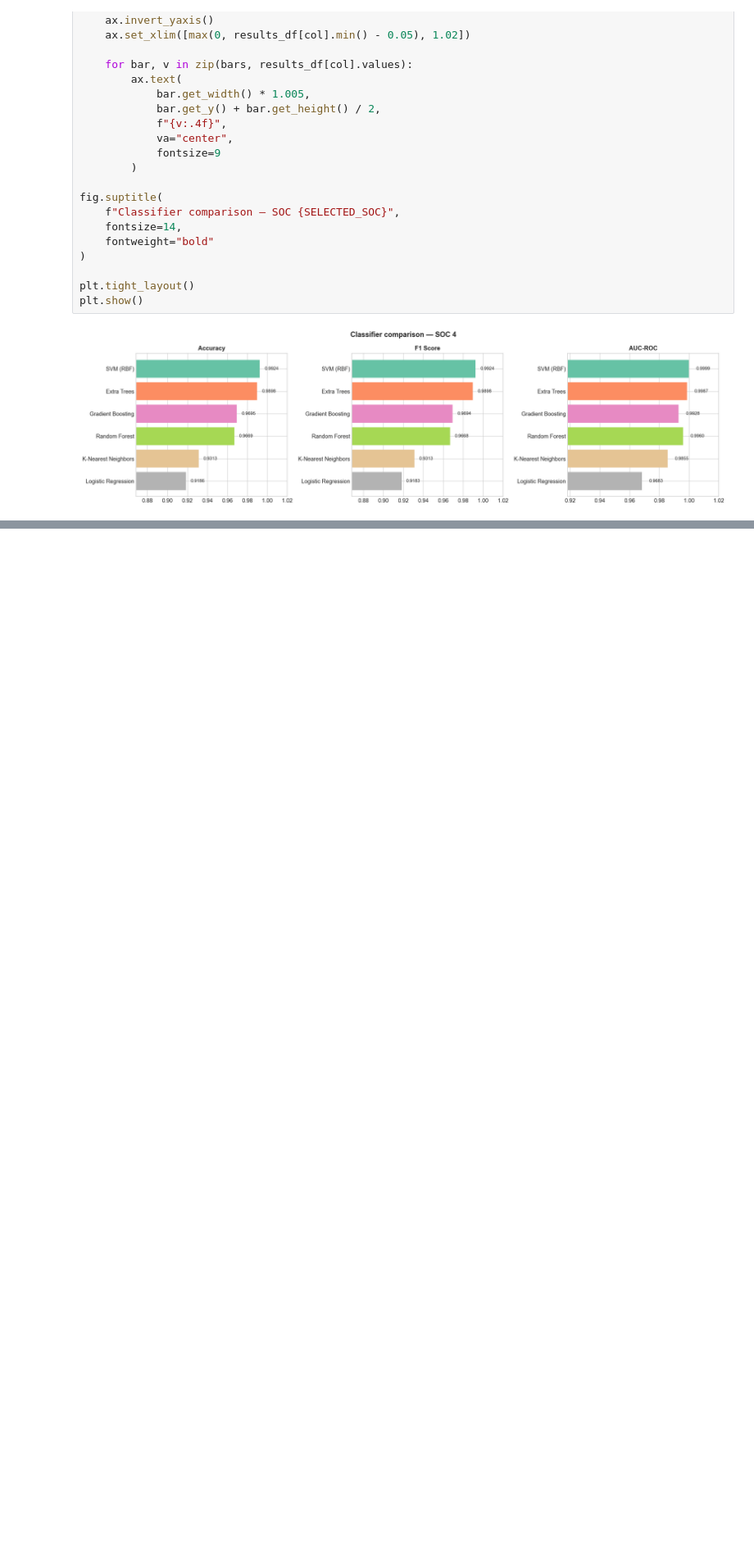
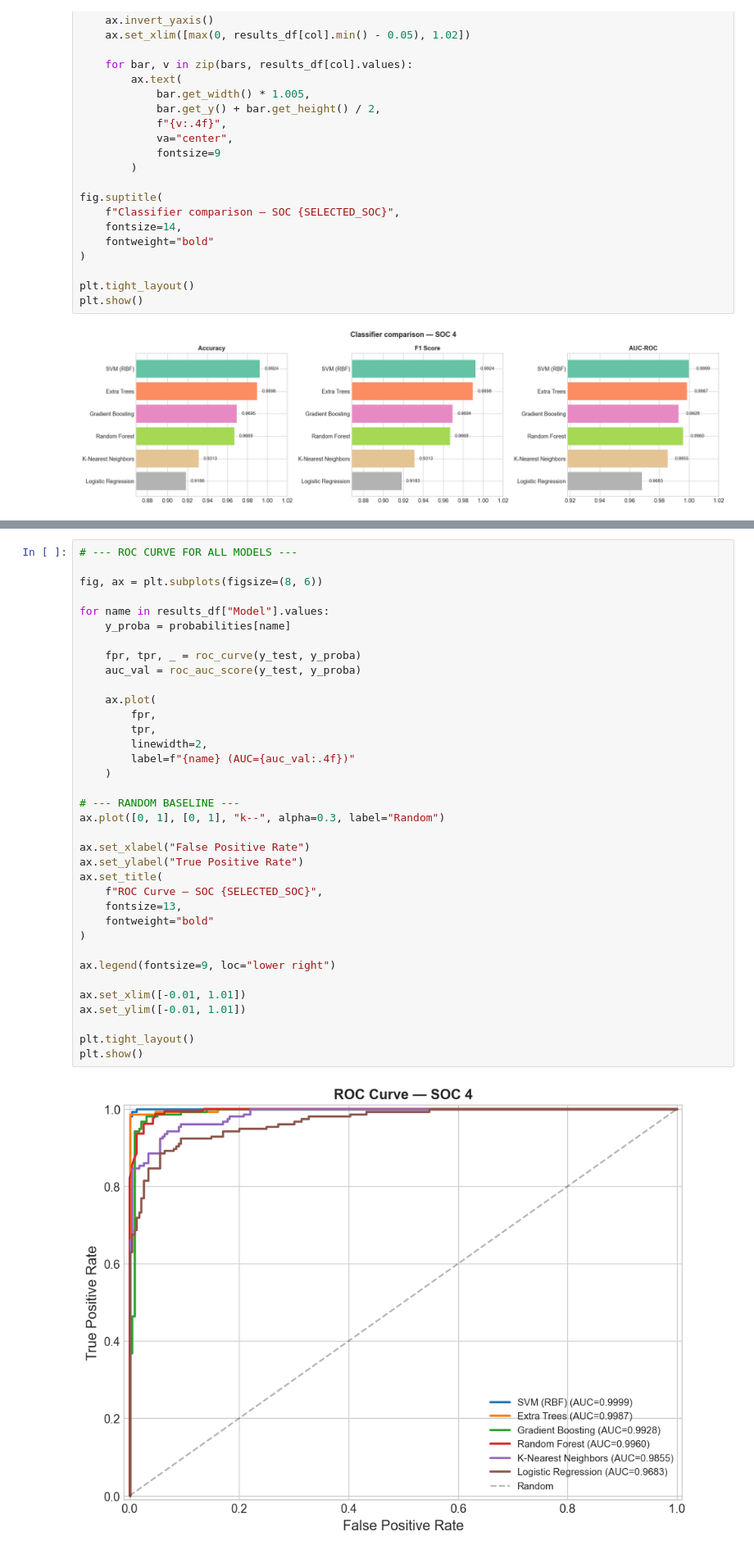
Before and after one commit to marcosoldani/ml_LiBs_project, a Jupyter notebook: notebooks/2_ClassificationAges.ipynb, the cells around one changed output, grey strips where cells are left out. Shown at 82% size. Saved outputs shown, nothing was run; the diff lists cells and outputs as text; blank space fills up the shorter version.

```diff
--- a/notebooks/2_ClassificationAges.ipynb
+++ b/notebooks/2_ClassificationAges.ipynb
@@ -678,0 +752,38 @@ plt.show()
+# %%
+# --- ROC CURVE FOR ALL MODELS ---
+
+fig, ax = plt.subplots(figsize=(8, 6))
+
+for name in results_df["Model"].values:
+    y_proba = probabilities[name]
+
+    fpr, tpr, _ = roc_curve(y_test, y_proba)
+    auc_val = roc_auc_score(y_test, y_proba)
+
+    ax.plot(
+        fpr,
+        tpr,
+        linewidth=2,
+        label=f"{name} (AUC={auc_val:.4f})"
+    )
+
+# --- RANDOM BASELINE ---
+ax.plot([0, 1], [0, 1], "k--", alpha=0.3, label="Random")
+
+ax.set_xlabel("False Positive Rate")
+ax.set_ylabel("True Positive Rate")
+ax.set_title(
+    f"ROC Curve — SOC {SELECTED_SOC}",
+    fontsize=13,
+    fontweight="bold"
+)
+
+ax.legend(fontsize=9, loc="lower right")
+
+ax.set_xlim([-0.01, 1.01])
+ax.set_ylim([-0.01, 1.01])
+
+plt.tight_layout()
+plt.show()
+# %% [output]
+[figure, added]
```
Also changed, not shown: parts of 5 cells of this notebook.
